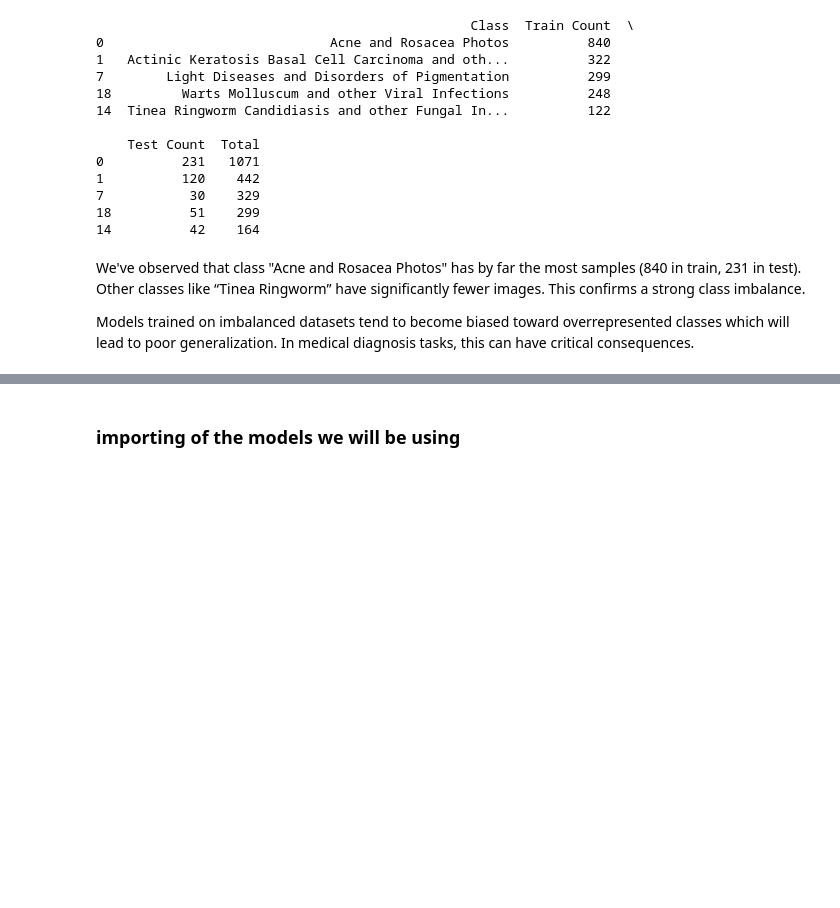
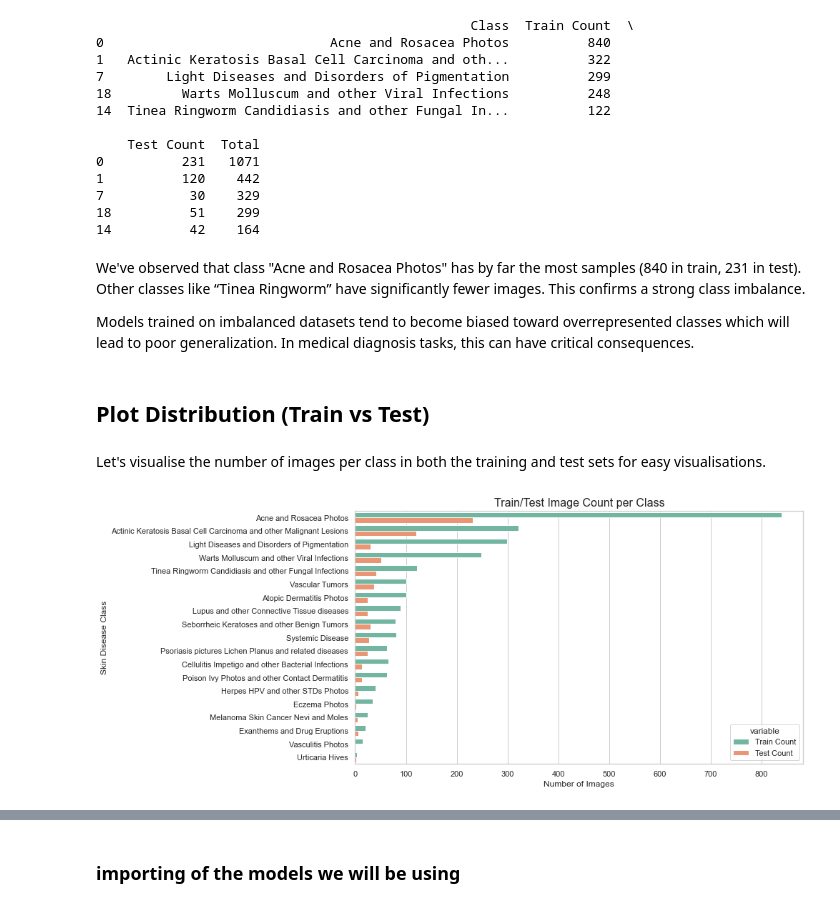
Before and after one commit to ericgiitwa/Skin_Disease_Detection_Project, a Jupyter notebook: Skin_Disease_Detection_Project.ipynb, the cells around one changed output, grey strips where cells are left out. Saved outputs shown, nothing was run; the diff lists cells and outputs as text; code cells hidden in the pictures; blank space fills up the shorter version.

Commit message:
Visualised number of images per class

```diff
--- a/Skin_Disease_Detection_Project.ipynb
+++ b/Skin_Disease_Detection_Project.ipynb
@@ -129,3 +129,19 @@ print(df_dist.head())
 We've observed that class "Acne and Rosacea Photos" has by far the most samples (840 in train, 231 in test). Other classes like “Tinea Ringworm” have significantly fewer images. This confirms a strong class imbalance.
 
 Models trained on imbalanced datasets tend to become biased toward overrepresented classes which will lead to poor generalization. In medical diagnosis tasks, this can have critical consequences.
+# %% [markdown]
+## Plot Distribution (Train vs Test)
+# %% [markdown]
+Let's visualise the number of images per class in both the training and test sets for easy visualisations.
+# %%
+plt.figure(figsize=(14, 6))
+df_melted = df_dist.melt(id_vars="Class", value_vars=["Train Count", "Test Count"])
+
+sns.barplot(data=df_melted, x="value", y="Class", hue="variable", palette="Set2")
+plt.title("Train/Test Image Count per Class", fontsize=16)
+plt.xlabel("Number of Images")
+plt.ylabel("Skin Disease Class")
+plt.tight_layout()
+plt.show()
+# %% [output]
+[figure, added]
```
Also changed, not shown: parts of 1 cell of this notebook.
